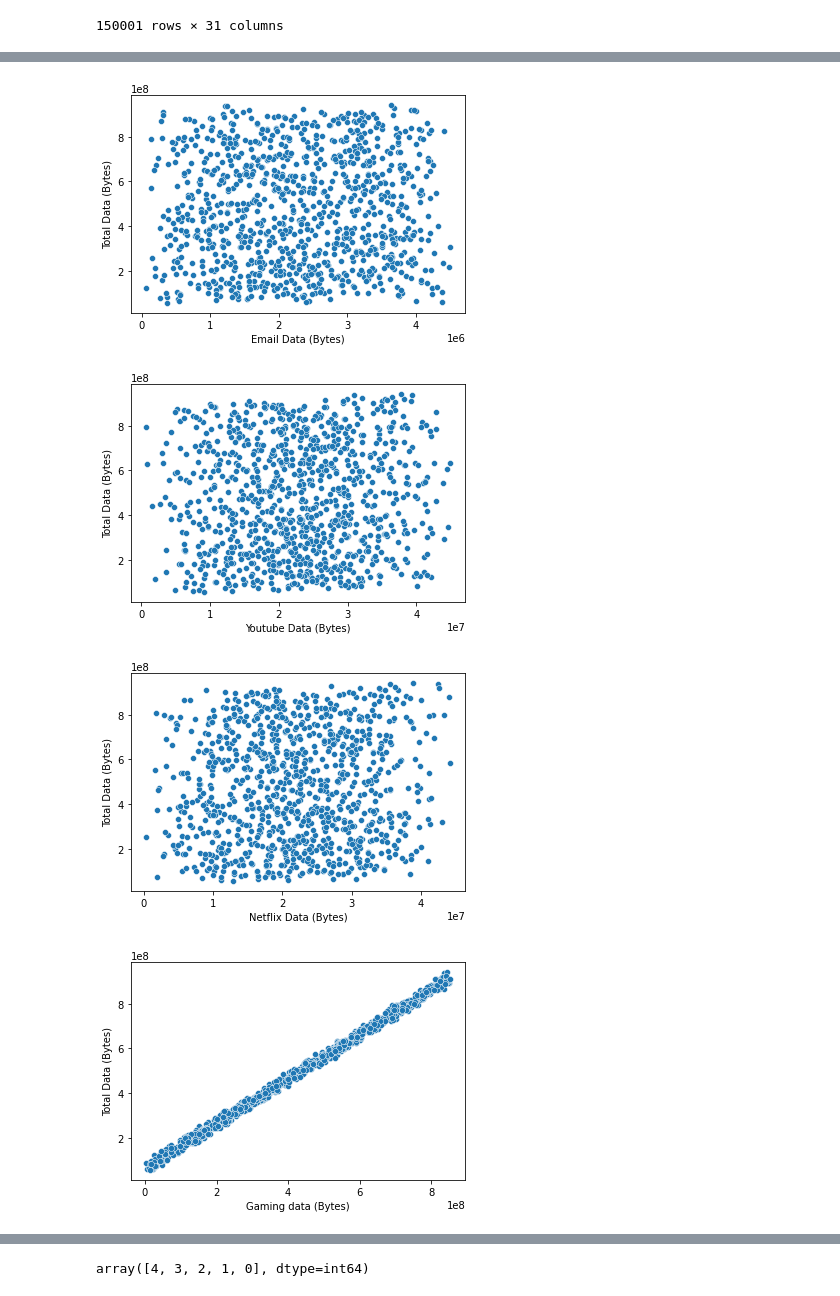
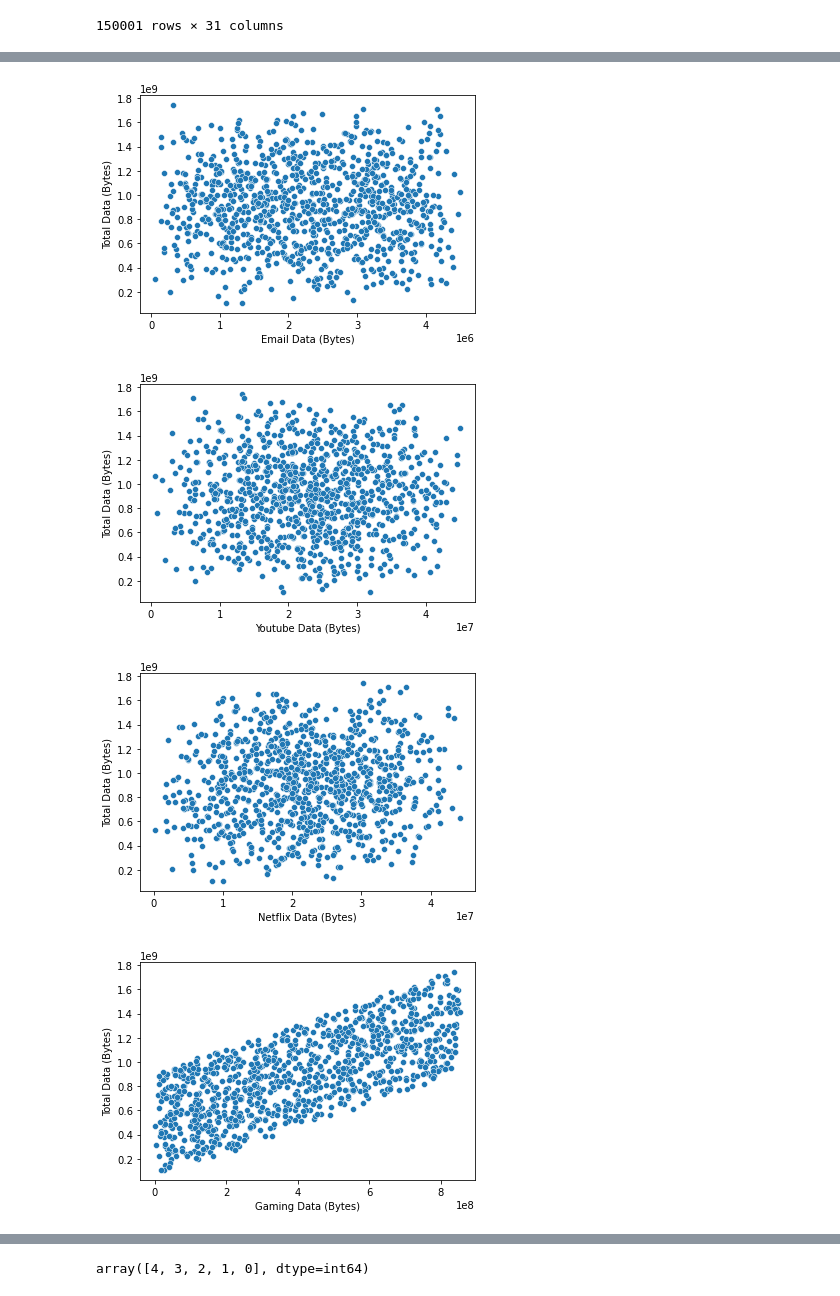
Before and after one commit to SamDewriter/UserAnalytics-Telecommunication, a Jupyter notebook: notebooks/Week1.ipynb, the cells around one changed output, grey strips where cells are left out. Drawn from its saved outputs; the diff is of its cells as text; code cells hidden in the pictures.

```diff
--- a/notebooks/Week1.ipynb
+++ b/notebooks/Week1.ipynb
@@ -273,12 +314,12 @@ clean_df['Last Location Name'] = clean_df['Last Location Name'].fillna(clean_df[
 clean_df['Handset Manufacturer'] = clean_df['Handset Manufacturer'].fillna(clean_df['Handset Manufacturer'].mode()[0])
 clean_df['Handset Type'] = clean_df['Handset Type'].fillna(clean_df['Handset Type'].mode()[0])
 # %%
-cleaned_df = clean_df.drop(['Start', 'End', 'Last Location Name', 'Handset Type', 'Handset Manufacturer'], axis=1)
+clean_df = clean_df.drop(['Start', 'End', 'Last Location Name', 'Handset Type', 'Handset Manufacturer'], axis=1)
 # %%
 from sklearn.impute import SimpleImputer
 
 imputer = SimpleImputer(strategy='mean')
-imputer.fit(cleaned_df)
+imputer.fit(clean_df)
 
-X = imputer.transform(cleaned_df)
-df_clean = pd.DataFrame(X, columns = cleaned_df.columns)
+X = imputer.transform(clean_df)
+df_clean = pd.DataFrame(X, columns = clean_df.columns)
@@ -513,22 +568,22 @@ plt.savefig('Google Correlation.png')
 sns.scatterplot(x=df_clean.loc[0:1000, 'Email Data (Bytes)'], y=df_clean.loc[0:1000, 'Total Data (Bytes)'])
 plt.savefig('Email Correlation.png')
 # %% [output]
-[figure, old version]
+[figure, new version]
 # %%
 sns.scatterplot(x=df_clean.loc[0:1000, 'Youtube Data (Bytes)'], y=df_clean.loc[0:1000, 'Total Data (Bytes)'])
 plt.savefig('Youtube Correlation.png')
 # %% [output]
-[figure, old version]
+[figure, new version]
 # %%
 sns.scatterplot(x=df_clean.loc[0:1000, 'Netflix Data (Bytes)'], y=df_clean.loc[0:1000, 'Total Data (Bytes)'])
 plt.savefig('Netflix Correlation.png')
 # %% [output]
-[figure, old version]
+[figure, new version]
 # %%
-sns.scatterplot(x=df_clean.loc[0:1000, 'Gaming data (Bytes)'], y=df_clean.loc[0:1000, 'Total Data (Bytes)'])
+sns.scatterplot(x=df_clean.loc[0:1000, 'Gaming Data (Bytes)'], y=df_clean.loc[0:1000, 'Total Data (Bytes)'])
 plt.savefig('Gaming Correlation.png')
 # %% [output]
-[figure, old version]
+[figure, new version]
 # %%
 sns.scatterplot(x=df_clean.loc[0:1000, 'Other Data (Bytes)'], y=df_clean.loc[0:1000, 'Total Data (Bytes)'])
 plt.savefig('Other Correlation.png')
```
Also changed, not shown: parts of 57 cells of this notebook.
